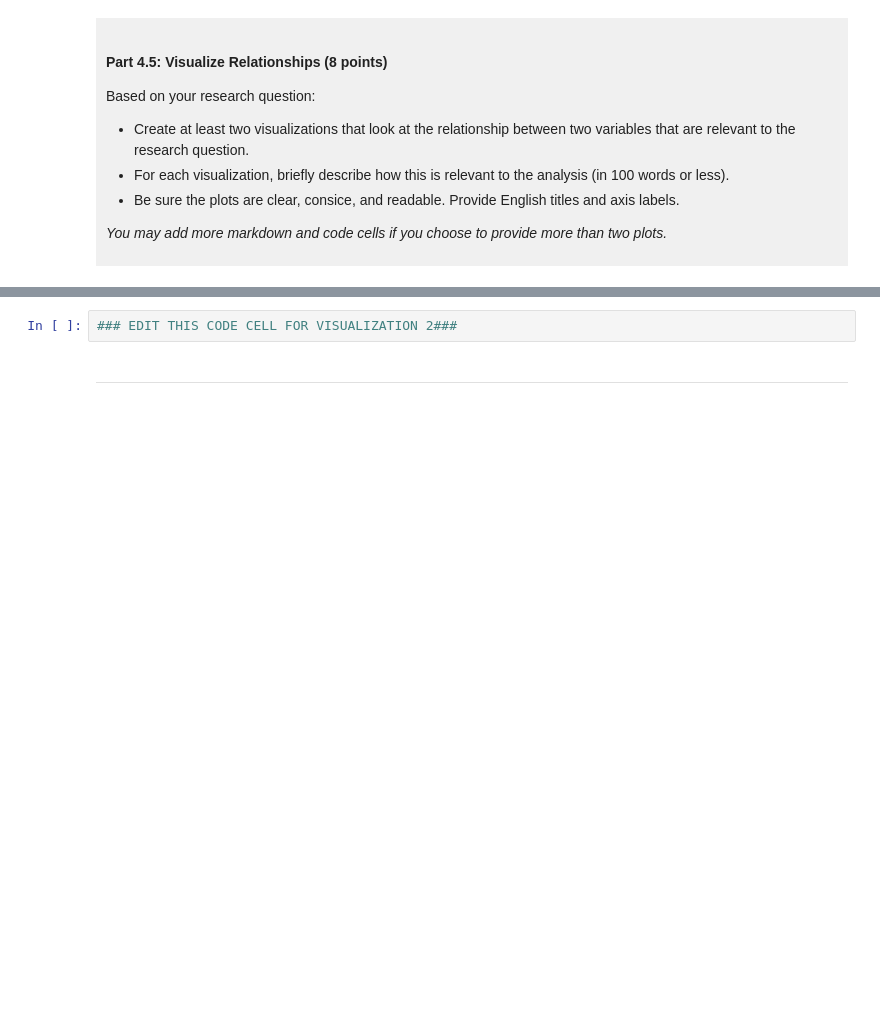
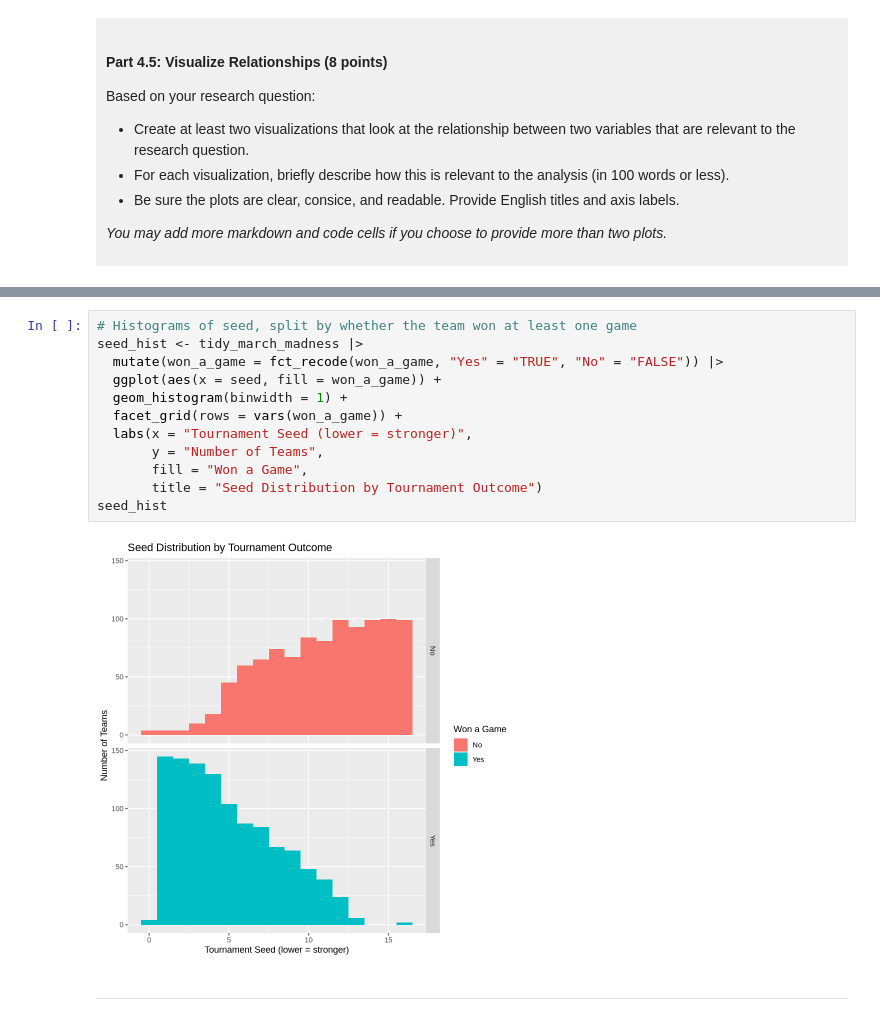
Before and after one commit to Fan-Eric/dsci-100-project-eric-fan, a Jupyter notebook: dsci-100-project-notebook.ipynb, the cells around one changed output, grey strips where cells are left out. Drawn from its saved outputs; the diff is of its cells as text; blank space fills up the shorter version.

```diff
--- a/dsci-100-project-notebook.ipynb
+++ b/dsci-100-project-notebook.ipynb
@@ -314,5 +394,17 @@ Visualization 2: %%% EDIT THIS MARKDOWN CELL%%%
 # %%
-### EDIT THIS CODE CELL FOR VISUALIZATION 2###
+# Histograms of seed, split by whether the team won at least one game
+seed_hist <- tidy_march_madness |>
+  mutate(won_a_game = fct_recode(won_a_game, "Yes" = "TRUE", "No" = "FALSE")) |>
+  ggplot(aes(x = seed, fill = won_a_game)) +
+  geom_histogram(binwidth = 1) +
+  facet_grid(rows = vars(won_a_game)) +
+  labs(x = "Tournament Seed (lower = stronger)",
+       y = "Number of Teams",
+       fill = "Won a Game",
+       title = "Seed Distribution by Tournament Outcome")
+seed_hist
+# %% [output]
+[figure, added]
 # %% [markdown]
 ------
 # %% [markdown]
```
Also changed, not shown: parts of 10 cells of this notebook.
